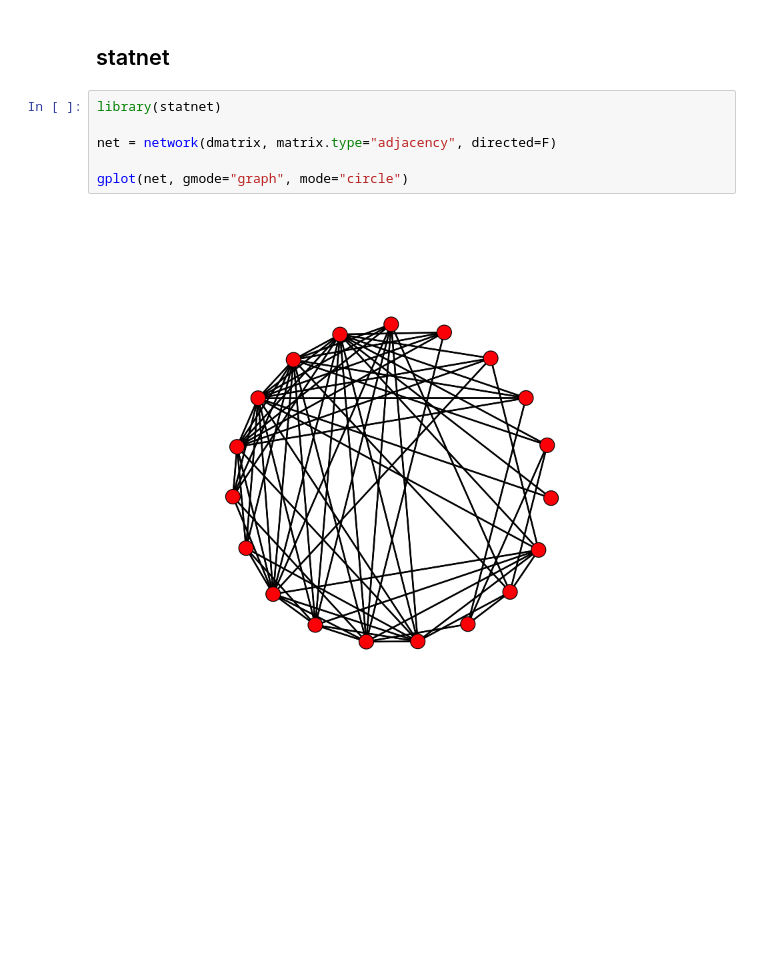
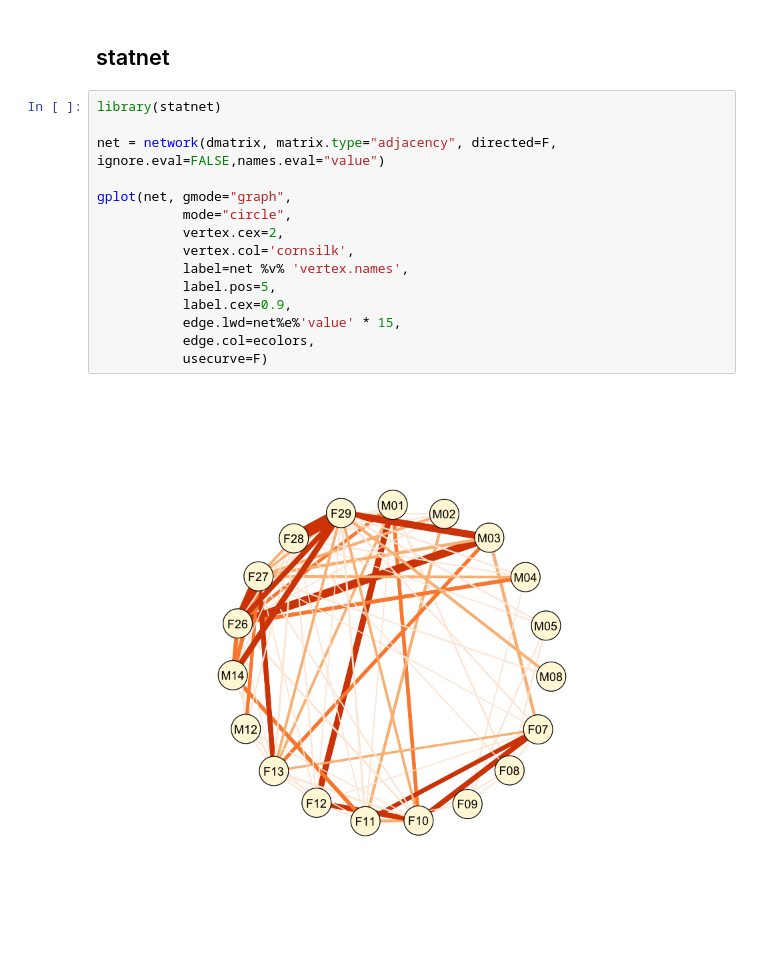
Before and after one commit to ryanraaum/bioanth-plots, a Jupyter notebook: Social Network in R.ipynb, the cells around one changed output. Saved outputs shown, nothing was run; the diff lists cells and outputs as text; blank space fills up the shorter version.

```diff
--- a/Social Network in R.ipynb
+++ b/Social Network in R.ipynb
@@ -31,8 +31,17 @@ plot(g, layout=layout_in_circle,
 # %%
 library(statnet)
 
-net = network(dmatrix, matrix.type="adjacency", directed=F)
+net = network(dmatrix, matrix.type="adjacency", directed=F, ignore.eval=FALSE,names.eval="value")
 
-gplot(net, gmode="graph", mode="circle")
+gplot(net, gmode="graph",
+           mode="circle",
+           vertex.cex=2,
+           vertex.col='cornsilk',
+           label=net %v% 'vertex.names',
+           label.pos=5,
+           label.cex=0.9,
+           edge.lwd=net%e%'value' * 15,
+           edge.col=ecolors,
+           usecurve=F)
 # %% [output]
-[figure, old version]
+[figure, new version]
```
